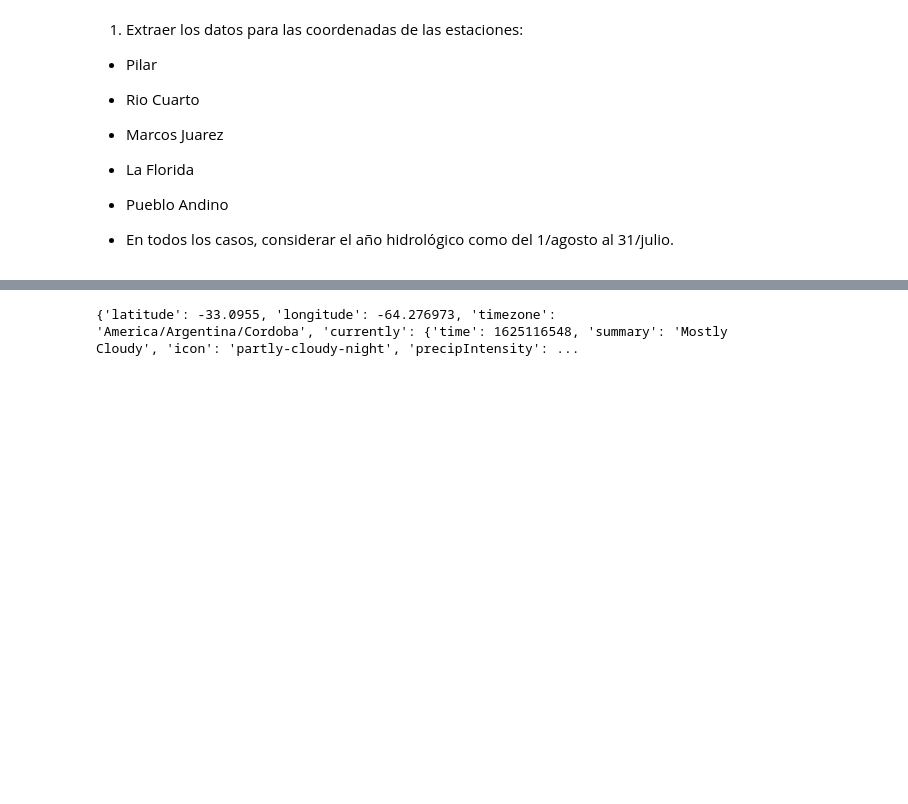
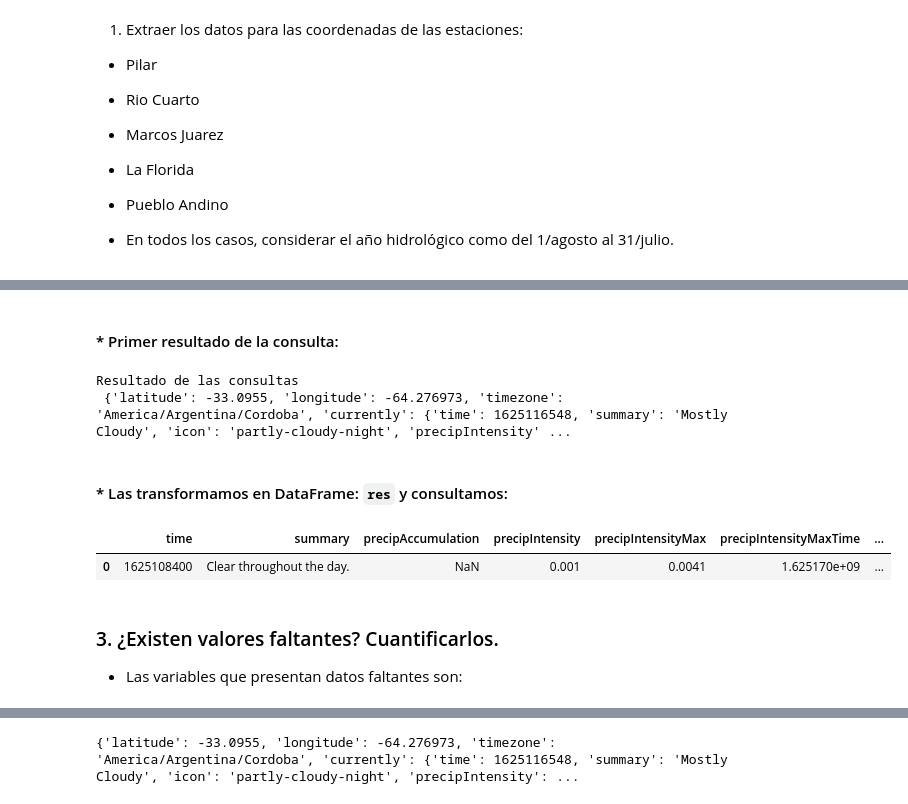
Before and after one commit to serantux/M_Predi_Lluvias_Extremas_10, a Jupyter notebook: TP2_Balbuena_Serrantes_Fonnegra_Velazquez.ipynb, the cells around one changed output, grey strips where cells are left out. Drawn from its saved outputs; the diff is of its cells as text; code cells hidden in the pictures; blank space fills up the shorter version.

```diff
--- a/TP2_Balbuena_Serrantes_Fonnegra_Velazquez.ipynb
+++ b/TP2_Balbuena_Serrantes_Fonnegra_Velazquez.ipynb
@@ -348,0 +215,19 @@ resultado de las consultas
+# %% [markdown]
+#### * Primer resultado de la consulta:
+# %%
+print(f'Resultado de las consultas \n {lista_consulta[0]}')
+# %% [output]
+Resultado de las consultas
+ {'latitude': -33.0955, 'longitude': -64.276973, 'timezone': 'America/Argentina/Cordoba', 'currently': {'time': 1625116548, 'summary': 'Mostly Cloudy', 'icon': 'partly-cloudy-night', 'precipIntensity' ...
+# %% [markdown]
+#### * Las transformamos en DataFrame: `res` y consultamos:
+# %%
+res = pd.DataFrame(df2, columns=features)
+res.reset_index(drop=True)
+res.head(1)
+# %% [output]
+|  | time | summary | precipAccumulation | precipIntensity | precipIntensityMax | precipIntensityMaxTime | ... |
+| 0 | 1625108400 | Clear throughout the day. | NaN | 0.001 | 0.0041 | 1.625170e+09 | ... |
+# %% [markdown]
+  ### 3. ¿Existen valores faltantes? Cuantificarlos.
+  - Las variables que presentan datos faltantes son:
```
Also changed, not shown: parts of 36 cells of this notebook.
